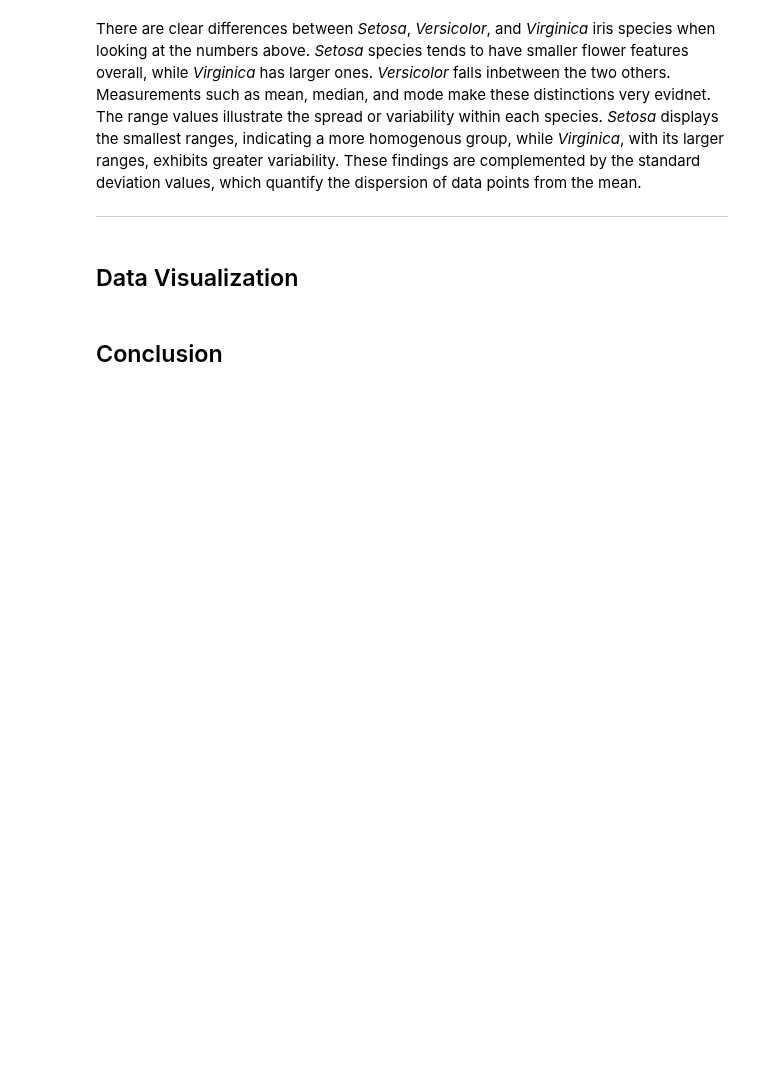
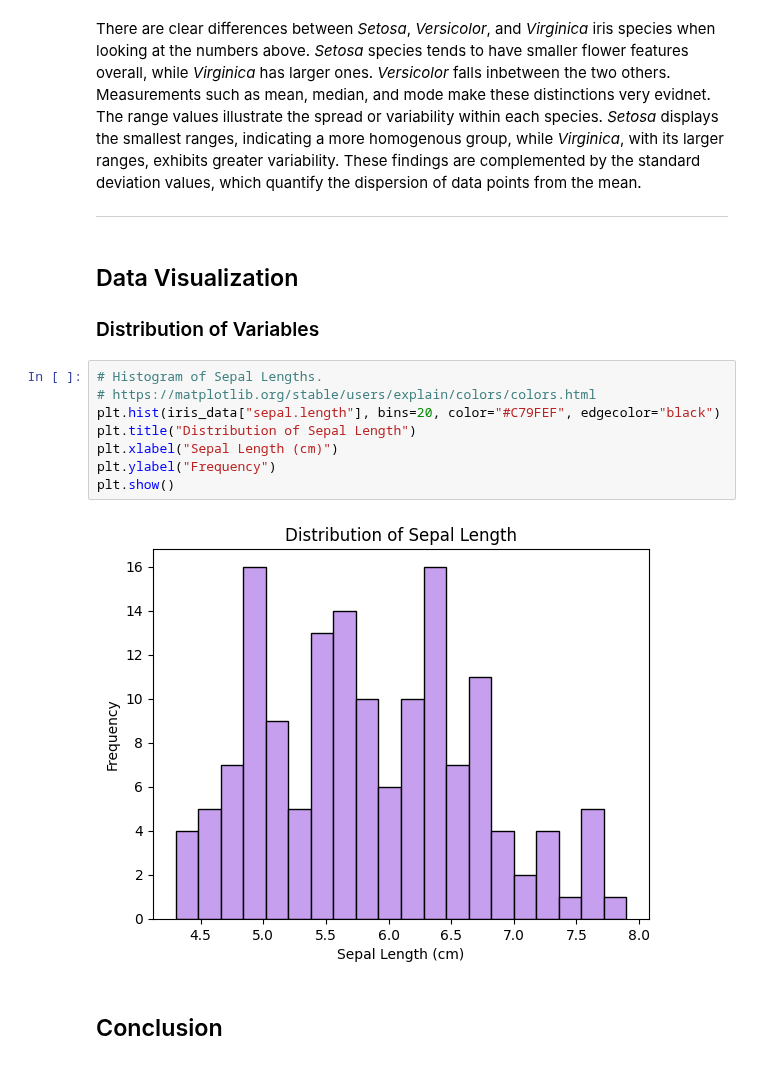
Before and after one commit to claretubs/fundamentals-data-analysis-project, a Jupyter notebook: project.ipynb, the cells around one changed output. Cells and saved outputs as stored; diff of their text form; blank space fills up the shorter version.

Commit message:
Histogram of Sepal Length

```diff
--- a/project.ipynb
+++ b/project.ipynb
@@ -238,6 +238,17 @@ There are clear differences between *Setosa*, *Versicolor*, and *Virginica* iris
 ***
 # %% [markdown]
 ## Data Visualization
+### Distribution of Variables
+# %%
+# Histogram of Sepal Lengths.
+# https://matplotlib.org/stable/users/explain/colors/colors.html
+plt.hist(iris_data["sepal.length"], bins=20, color="#C79FEF", edgecolor="black")
+plt.title("Distribution of Sepal Length")
+plt.xlabel("Sepal Length (cm)")
+plt.ylabel("Frequency")
+plt.show()
+# %% [output]
+[figure, added]
 # %% [markdown]
 ## Conclusion
 # %% [markdown]
```
